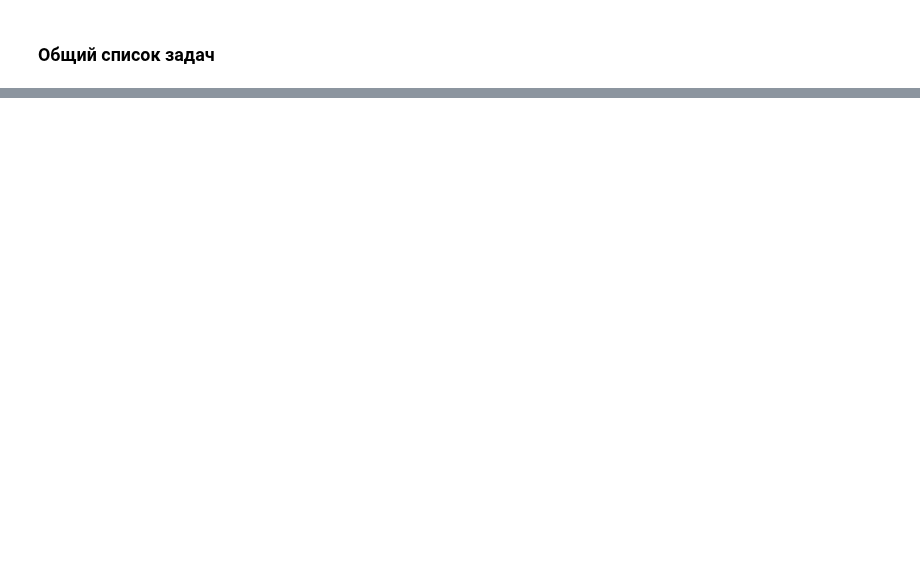
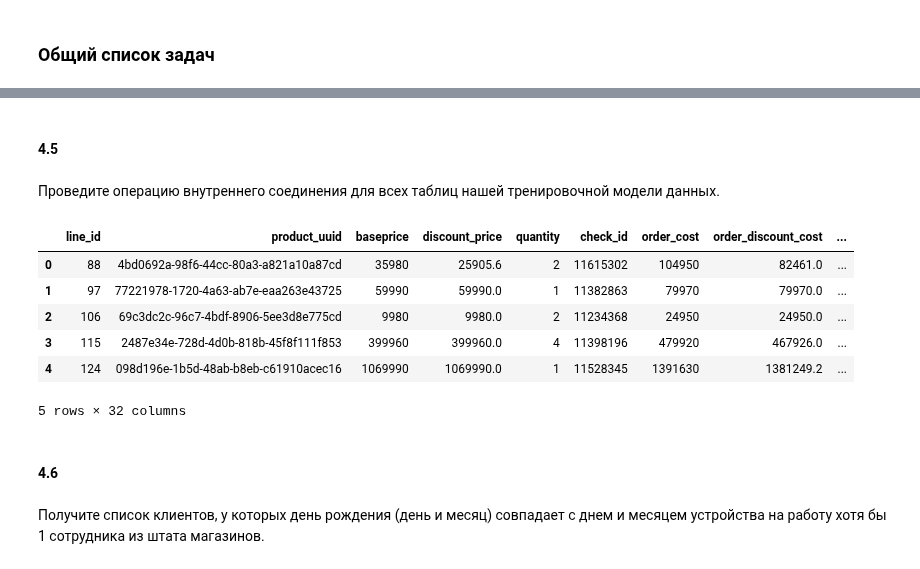
Before and after one commit to Putinka1993/notes, a Jupyter notebook: jupyter notebook/task_list.ipynb, the cells around one changed output, grey strips where cells are left out. Drawn from its saved outputs; the diff is of its cells as text; code cells hidden in the pictures; blank space fills up the shorter version.

```diff
--- a/jupyter notebook/task_list.ipynb
+++ b/jupyter notebook/task_list.ipynb
@@ -227,0 +421,2 @@ fcec9f7c-1c9e-4669-87ce-a207713349e7
+# %%
+order_details['price_per_item'] = order_details['discount_price'] / order_details['quantity']
@@ -227,0 +545,3 @@ fcec9f7c-1c9e-4669-87ce-a207713349e7
+# %%
+# pandas
+order_details['discount_percentage'] = 100 * round((1 - order_details['discount_price'] / order_details['baseprice']), 1)
@@ -227,0 +1160,20 @@ fcec9f7c-1c9e-4669-87ce-a207713349e7
+# %%
+# Сложный вариант
+orders['order_date'] = pd.to_datetime(orders['order_date'])
+customers["birthday"] = pd.to_datetime(customers["birthday"])
+
+# Создаем минимальную и максимальную дату ±5 дней от дня рождения
+customers["birthday_min"] = customers["birthday"].apply(
+    lambda x: (x - pd.DateOffset(days=5)).strftime("%m-%d")
+)
+customers["birthday_max"] = customers["birthday"].apply(
+    lambda x: (x + pd.DateOffset(days=5)).strftime("%m-%d")
+)
+
+# Преобразуем дату заказа к формату без учета года
+orders["order_md"] = orders["order_date"].dt.strftime("%m-%d")
+
+# Объединяем таблицы и фильтруем по диапазону
+result = orders.merge(customers, on="customer_id")
+result[(result["order_md"] >= result["birthday_min"]) &
+       (result["order_md"] <= result["birthday_max"])][['customer_id', 'birthday', 'order_date', 'check_id']].head()
@@ -227,0 +1204,12 @@ fcec9f7c-1c9e-4669-87ce-a207713349e7
+# %%
+# Простой вариант
+orders['order_date'] = pd.to_datetime(orders['order_date'])
+salesmen["date_of_employment"] = pd.to_datetime(salesmen["date_of_employment"])
+
+# Преобразуем даты к формату без учета года
+orders["order_month_day"] = orders["order_date"].dt.strftime("%m-%d")
+salesmen["date_of_employment_month_day"] = salesmen["date_of_employment"].dt.strftime("%m-%d")
+
+orders.merge(salesmen, on = "salesman_id").query(
+    "order_month_day == date_of_employment_month_day"
+)[["salesman_id", "date_of_employment", "order_date", "check_id"]].head()
@@ -227,0 +1223,4 @@ fcec9f7c-1c9e-4669-87ce-a207713349e7
+# %% [markdown]
+#### 4.5
+# %% [markdown]
+Проведите операцию внутреннего соединения для всех таблиц нашей тренировочной модели данных.
@@ -227,0 +1242,20 @@ fcec9f7c-1c9e-4669-87ce-a207713349e7
+# %%
+order_details.merge(orders, on = 'check_id', how = 'inner').\
+              merge(stores, on = 'store_uuid', how = 'inner').\
+              merge(salesmen, on = 'salesman_id', how = 'inner').\
+              merge(customers, on = 'customer_id', how = 'inner').\
+              merge(products, on = 'product_uuid', how = 'inner').\
+              merge(categories, on = 'category_id', how = 'inner').\
+              merge(brands, on = 'brand_id', how = 'inner').head()
+# %% [output]
+|  | line_id | product_uuid | baseprice | discount_price | quantity | check_id | order_cost | order_discount_cost | ... |
+| 0 | 88 | 4bd0692a-98f6-44cc-80a3-a821a10a87cd | 35980 | 25905.6 | 2 | 11615302 | 104950 | 82461.0 | ... |
+| 1 | 97 | 77221978-1720-4a63-ab7e-eaa263e43725 | 59990 | 59990.0 | 1 | 11382863 | 79970 | 79970.0 | ... |
+| 2 | 106 | 69c3dc2c-96c7-4bdf-8906-5ee3d8e775cd | 9980 | 9980.0 | 2 | 11234368 | 24950 | 24950.0 | ... |
+| 3 | 115 | 2487e34e-728d-4d0b-818b-45f8f111f853 | 399960 | 399960.0 | 4 | 11398196 | 479920 | 467926.0 | ... |
+| 4 | 124 | 098d196e-1b5d-48ab-b8eb-c61910acec16 | 1069990 | 1069990.0 | 1 | 11528345 | 1391630 | 1381249.2 | ... |
+5 rows × 32 columns
+# %% [markdown]
+#### 4.6
+# %% [markdown]
+Получите список клиентов, у которых день рождения (день и месяц) совпадает с днем и месяцем устройства на работу хотя бы 1 сотрудника из штата магазинов.
```
Also changed, not shown: parts of 295 cells of this notebook, 2 other files.
